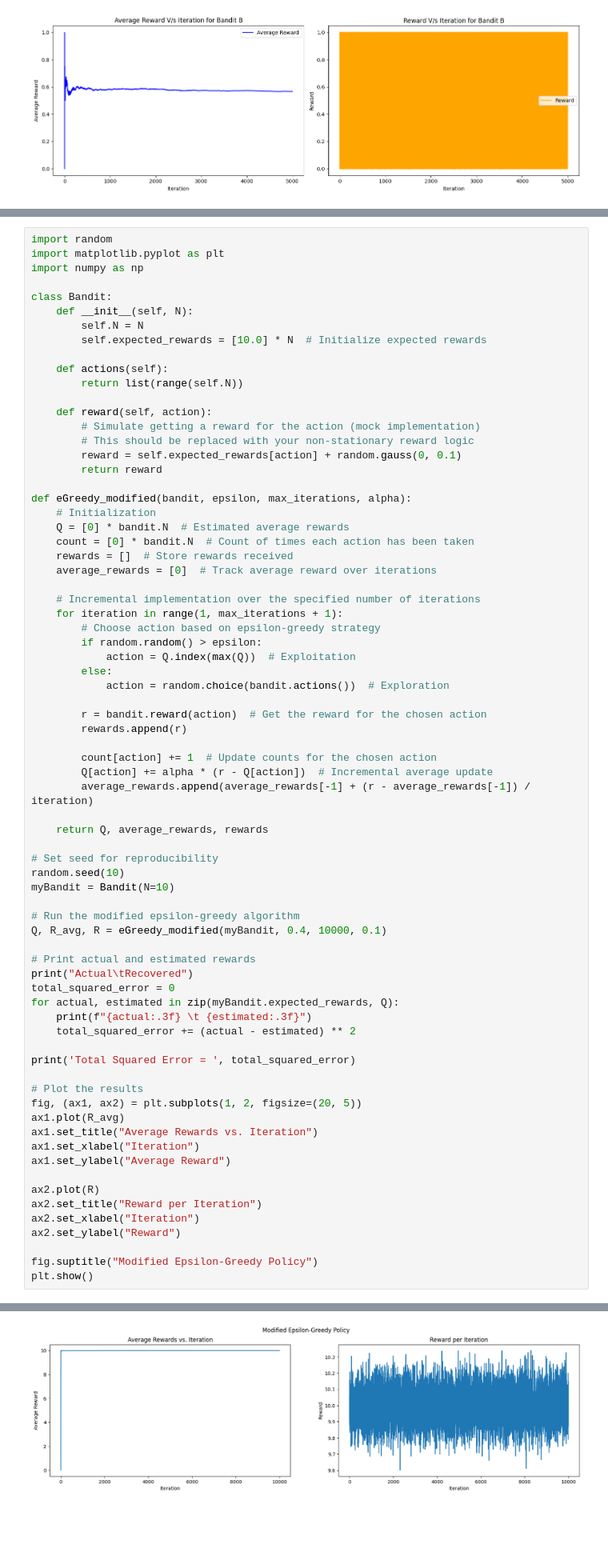
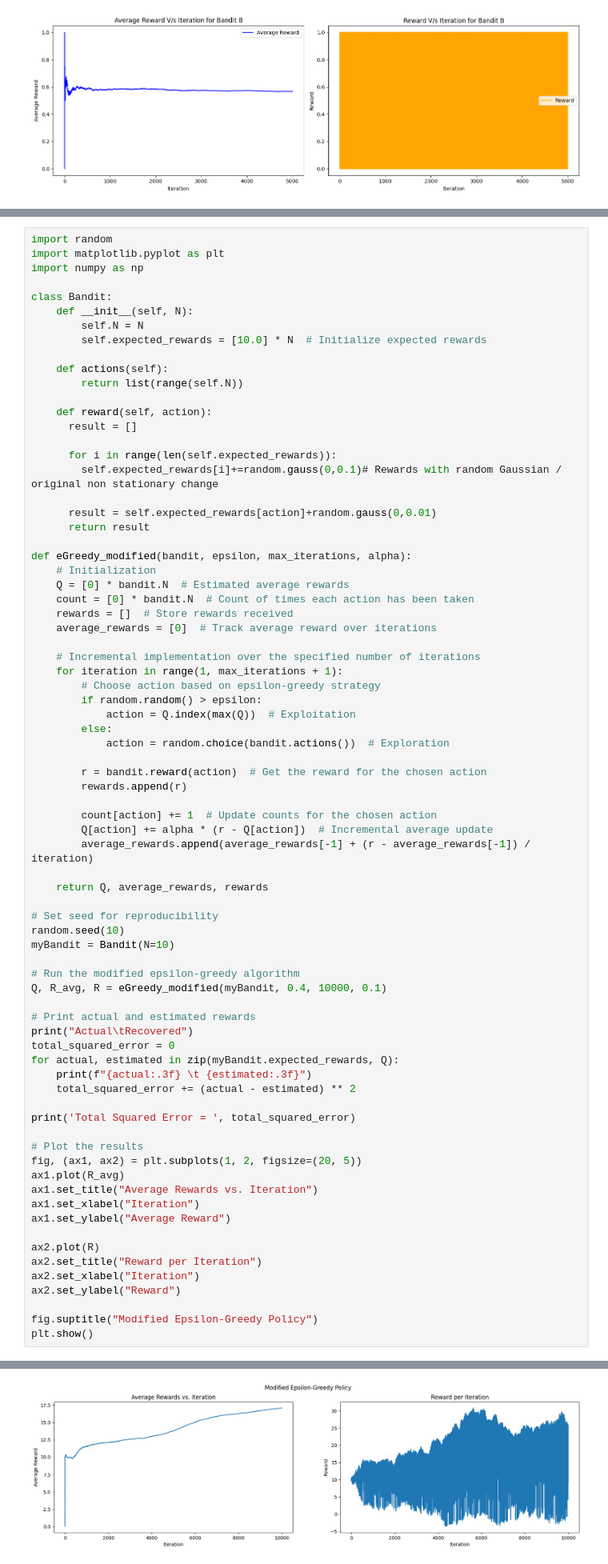
Before and after one commit to Priyanka1823/AICodes, a Jupyter notebook: Lab7_n_armed_bandit.ipynb, the cells around one changed output, grey strips where cells are left out. Shown at 80% size. Cells and saved outputs as stored; diff of their text form; blank space fills up the shorter version.

```diff
--- a/Lab7_n_armed_bandit.ipynb
+++ b/Lab7_n_armed_bandit.ipynb
@@ -334,10 +334,13 @@ class Bandit:
         return list(range(self.N))
 
     def reward(self, action):
-        # Simulate getting a reward for the action (mock implementation)
-        # This should be replaced with your non-stationary reward logic
-        reward = self.expected_rewards[action] + random.gauss(0, 0.1)
-        return reward
+      result = []
+
+      for i in range(len(self.expected_rewards)):
+        self.expected_rewards[i]+=random.gauss(0,0.1)# Rewards with random Gaussian / original non stationary change
+
+      result = self.expected_rewards[action]+random.gauss(0,0.01)
+      return result
 
 def eGreedy_modified(bandit, epsilon, max_iterations, alpha):
     # Initialization
@@ -409 +412 @@ Total Squared Error =  0.004990891563462526
-[figure, old version]
+[figure, new version]
```
Also changed, not shown: parts of 2 cells of this notebook.
